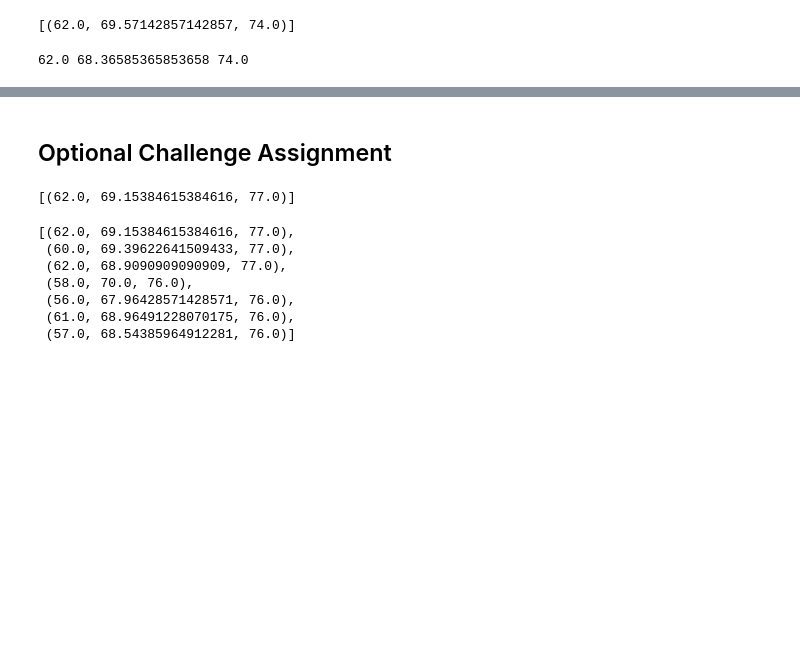
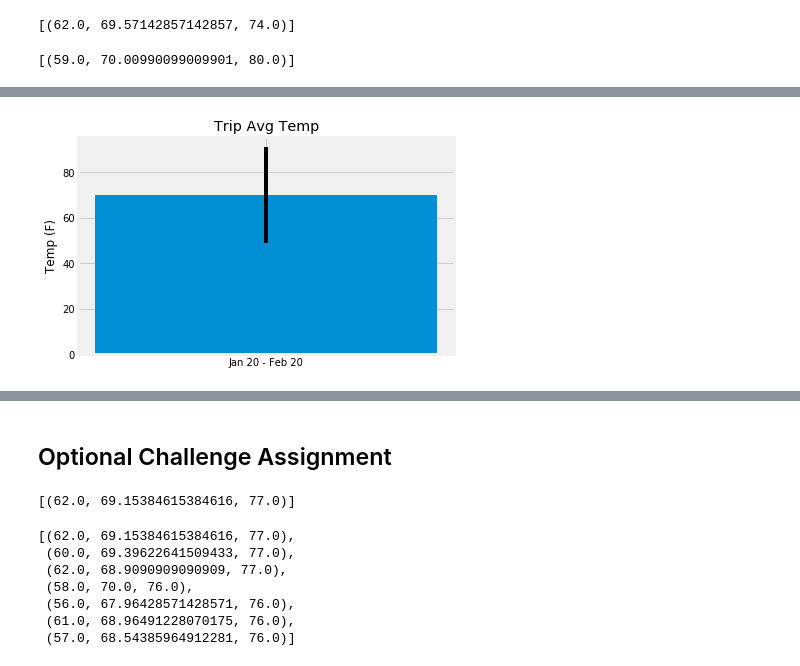
Before and after one commit to jskick/SQLAlchemy, a Jupyter notebook: climate_starter.ipynb, the cells around one changed output, grey strips where cells are left out. Drawn from its saved outputs; the diff is of its cells as text; code cells hidden in the pictures; blank space fills up the shorter version.

```diff
--- a/climate_starter.ipynb
+++ b/climate_starter.ipynb
@@ -170,11 +170,22 @@ print(calc_temps('2012-02-28', '2012-03-05'))
 # Use your previous function `calc_temps` to calculate the tmin, tavg, and tmax
 
 # for your trip using the previous year's data for those same dates.
+print(calc_temps('2017-01-20', '2017-02-20'))
 # %% [output]
-62.0 68.36585365853658 74.0
+[(59.0, 70.00990099009901, 80.0)]
 # %%
 # Plot the results from your previous query as a bar chart.
 # Use "Trip Avg Temp" as your Title
 # Use the average temperature for the y value
 # Use the peak-to-peak (tmax-tmin) value as the y error bar (yerr)
+start_date = '2017-01-20'
+end_date = '2017-02-20'
+
+trip = session.query(func.min(Measurement.tobs), func.avg(Measurement.tobs), func.max(Measurement.tobs)).\
+        filter(Measurement.date >= start_date).filter(Measurement.date <= end_date).all()
+temps = list(np.ravel(trip))
+plt.bar('Jan 20 - Feb 20',height = temps[1],yerr = temps[2]-temps[0])
+plt.title("Trip Avg Temp")
+plt.ylabel("Temp (F)")
+plt.show()
 # %% [output]
@@ -183,3 +192,4 @@ print(calc_temps('2012-02-28', '2012-03-05'))
+[figure, added]
 # %%
 # Calculate the total amount of rainfall per weather station for your trip dates using the previous year's matching dates.
 # Sort this in descending order by precipitation amount and list the station, name, latitude, longitude, and elevation
```
Also changed, not shown: parts of 2 cells of this notebook.
